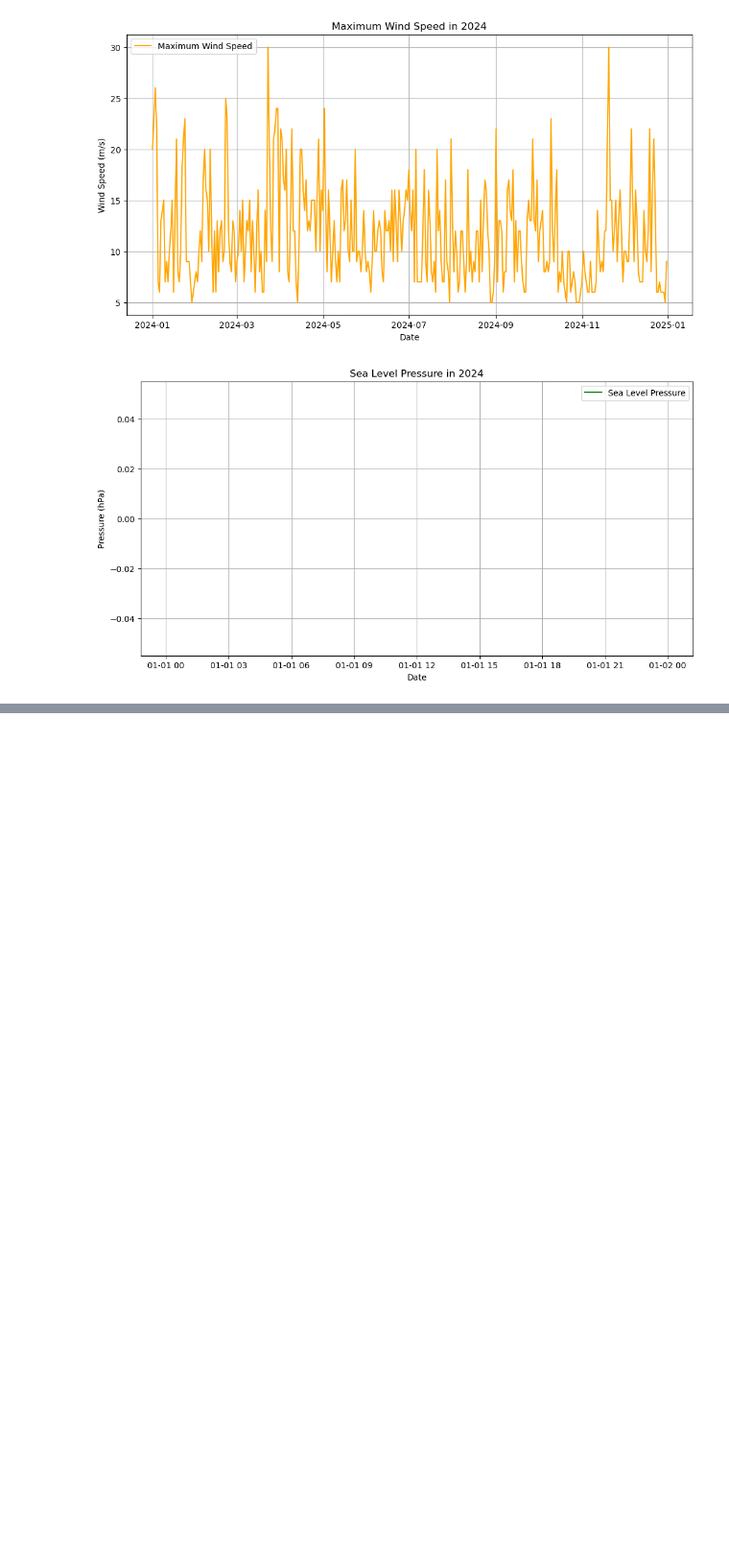
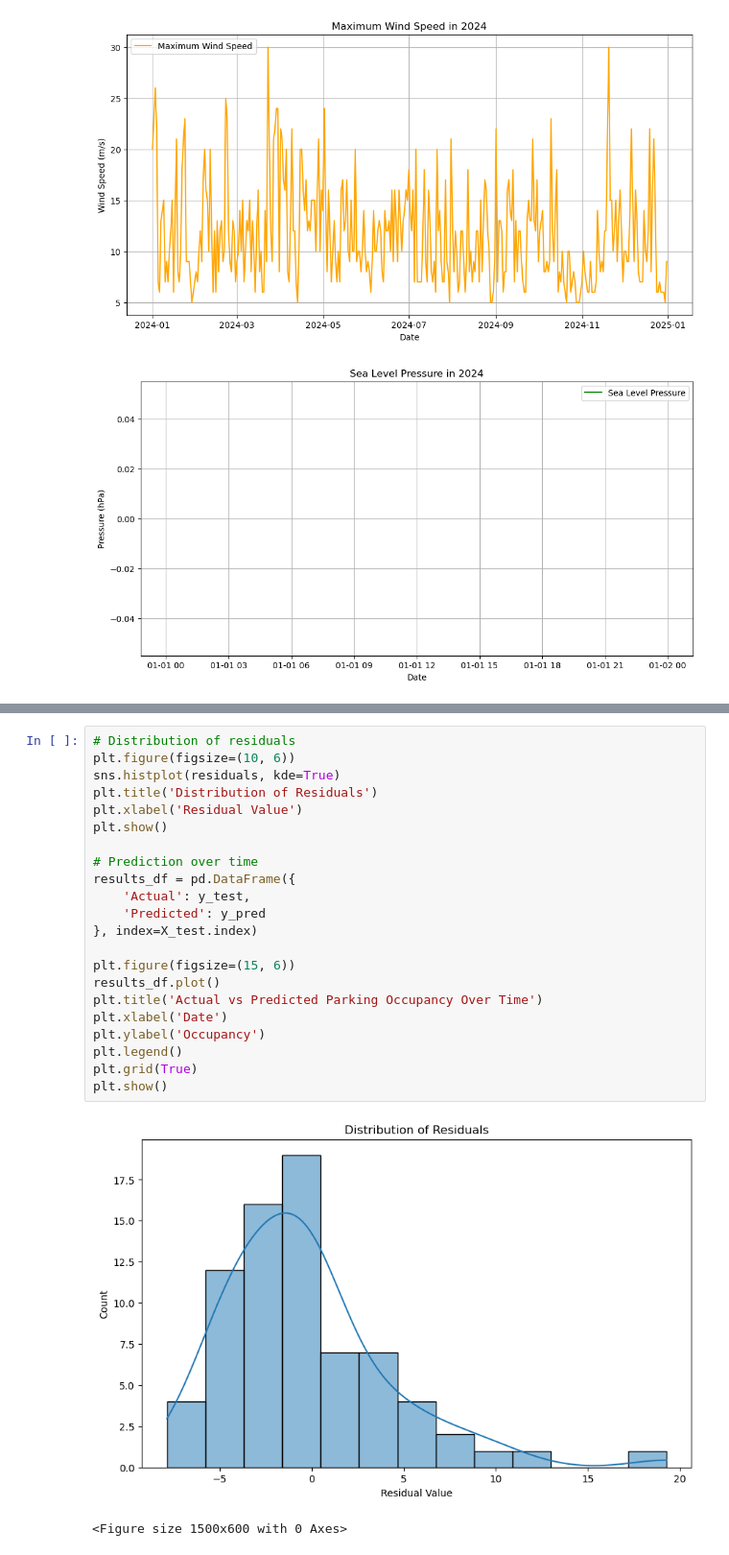
Before and after one commit to abishanaru/CIP_FS25_102, a Jupyter notebook: main.ipynb, the cells around one changed output, grey strips where cells are left out. Shown at 96% size. Saved outputs shown, nothing was run; the diff lists cells and outputs as text; blank space fills up the shorter version.

```diff
--- a/main.ipynb
+++ b/main.ipynb
@@ -272,0 +325,25 @@ plt.show()
+# %%
+# Distribution of residuals
+plt.figure(figsize=(10, 6))
+sns.histplot(residuals, kde=True)
+plt.title('Distribution of Residuals')
+plt.xlabel('Residual Value')
+plt.show()
+
+# Prediction over time
+results_df = pd.DataFrame({
+    'Actual': y_test,
+    'Predicted': y_pred
+}, index=X_test.index)
+
+plt.figure(figsize=(15, 6))
+results_df.plot()
+plt.title('Actual vs Predicted Parking Occupancy Over Time')
+plt.xlabel('Date')
+plt.ylabel('Occupancy')
+plt.legend()
+plt.grid(True)
+plt.show()
+# %% [output]
+[figure, added]
+<Figure size 1500x600 with 0 Axes>
```
Also changed, not shown: parts of 4 cells of this notebook, 1 other file.
